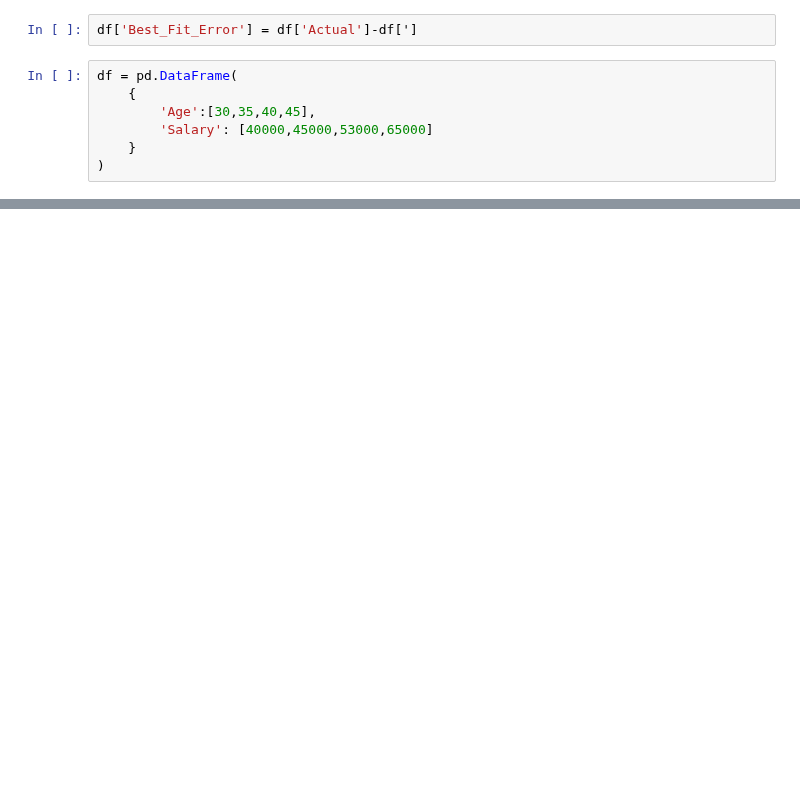
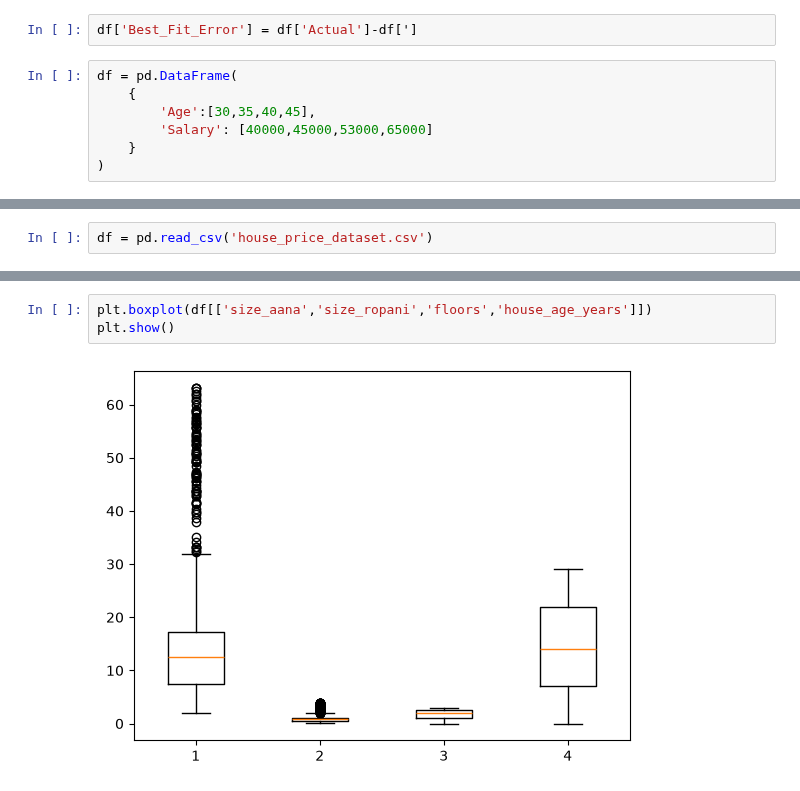
Before and after one commit to hemraj2613/Python-with-Data-Science, a Jupyter notebook: 24_sep.ipynb, the cells around one changed output, grey strips where cells are left out. Cells and saved outputs as stored; diff of their text form; blank space fills up the shorter version.

```diff
--- a/24_sep.ipynb
+++ b/24_sep.ipynb
@@ -44,0 +96,2 @@ np.float64(50750.0)
+# %%
+df = pd.read_csv('house_price_dataset.csv')
@@ -44,0 +107,5 @@ np.float64(50750.0)
+# %%
+plt.boxplot(df[['size_aana','size_ropani','floors','house_age_years']])
+plt.show()
+# %% [output]
+[figure, added]
```
Also changed, not shown: parts of 46 cells of this notebook, 1 other file.
